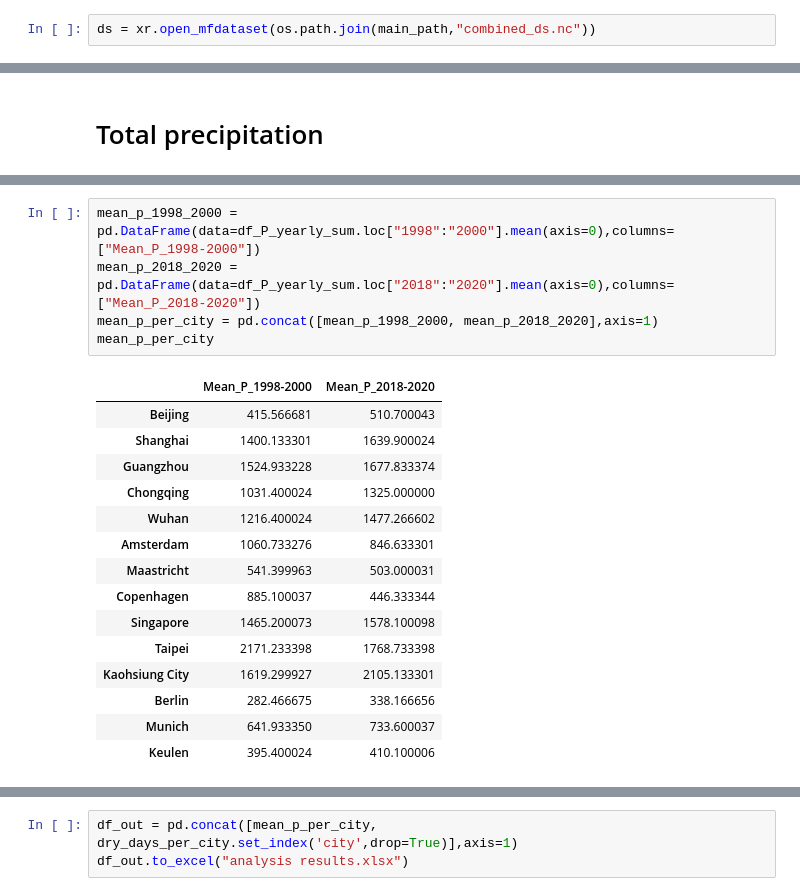
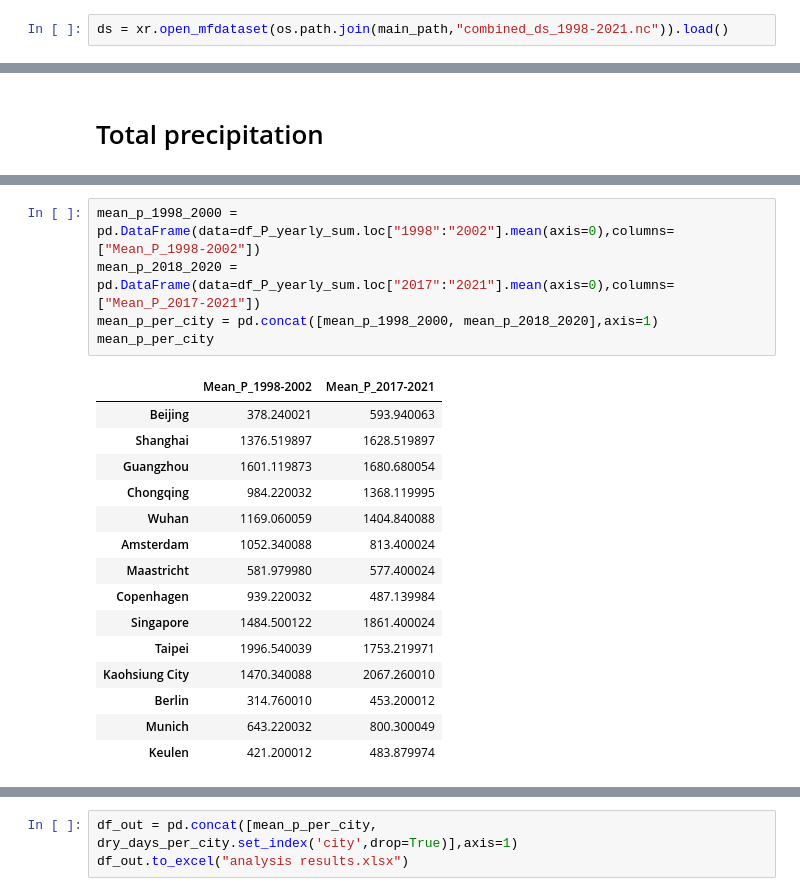
Before and after one commit to Daafip/west-meets-east, a Jupyter notebook: Read_nc_Files.ipynb, the cells around one changed output, grey strips where cells are left out. Cells and saved outputs as stored; diff of their text form.

```diff
--- a/Read_nc_Files.ipynb
+++ b/Read_nc_Files.ipynb
@@ -40,7 +40,7 @@ if run:
     ds = xr.open_mfdataset(files)
     ds.to_netcdf(os.path.join(main_path,"combined_ds.nc"))
 # %%
-ds = xr.open_mfdataset(os.path.join(main_path,"combined_ds.nc"))
+ds = xr.open_mfdataset(os.path.join(main_path,"combined_ds_1998-2021.nc")).load()
 # %%
 ds
 # %% [output]
@@ -279,23 +275,23 @@ Text(0, 0.5, 'Sum yearly rainfall mm/year')
 # %%
-mean_p_1998_2000 = pd.DataFrame(data=df_P_yearly_sum.loc["1998":"2000"].mean(axis=0),columns=["Mean_P_1998-2000"])
-mean_p_2018_2020 =  pd.DataFrame(data=df_P_yearly_sum.loc["2018":"2020"].mean(axis=0),columns=["Mean_P_2018-2020"])
+mean_p_1998_2000 = pd.DataFrame(data=df_P_yearly_sum.loc["1998":"2002"].mean(axis=0),columns=["Mean_P_1998-2002"])
+mean_p_2018_2020 =  pd.DataFrame(data=df_P_yearly_sum.loc["2017":"2021"].mean(axis=0),columns=["Mean_P_2017-2021"])
 mean_p_per_city = pd.concat([mean_p_1998_2000, mean_p_2018_2020],axis=1)
 mean_p_per_city
 # %% [output]
-|  | Mean_P_1998-2000 | Mean_P_2018-2020 |
-| Beijing | 415.566681 | 510.700043 |
-| Shanghai | 1400.133301 | 1639.900024 |
-| Guangzhou | 1524.933228 | 1677.833374 |
-| Chongqing | 1031.400024 | 1325.000000 |
-| Wuhan | 1216.400024 | 1477.266602 |
-| Amsterdam | 1060.733276 | 846.633301 |
-| Maastricht | 541.399963 | 503.000031 |
-| Copenhagen | 885.100037 | 446.333344 |
-| Singapore | 1465.200073 | 1578.100098 |
-| Taipei | 2171.233398 | 1768.733398 |
-| Kaohsiung City | 1619.299927 | 2105.133301 |
-| Berlin | 282.466675 | 338.166656 |
-| Munich | 641.933350 | 733.600037 |
-| Keulen | 395.400024 | 410.100006 |
+|  | Mean_P_1998-2002 | Mean_P_2017-2021 |
+| Beijing | 378.240021 | 593.940063 |
+| Shanghai | 1376.519897 | 1628.519897 |
+| Guangzhou | 1601.119873 | 1680.680054 |
+| Chongqing | 984.220032 | 1368.119995 |
+| Wuhan | 1169.060059 | 1404.840088 |
+| Amsterdam | 1052.340088 | 813.400024 |
+| Maastricht | 581.979980 | 577.400024 |
+| Copenhagen | 939.220032 | 487.139984 |
+| Singapore | 1484.500122 | 1861.400024 |
+| Taipei | 1996.540039 | 1753.219971 |
+| Kaohsiung City | 1470.340088 | 2067.260010 |
+| Berlin | 314.760010 | 453.200012 |
+| Munich | 643.220032 | 800.300049 |
+| Keulen | 421.200012 | 483.879974 |
 # %%
 mean_p_per_city.plot(kind='bar')
```
Also changed, not shown: parts of 15 cells of this notebook, 2 other files.
